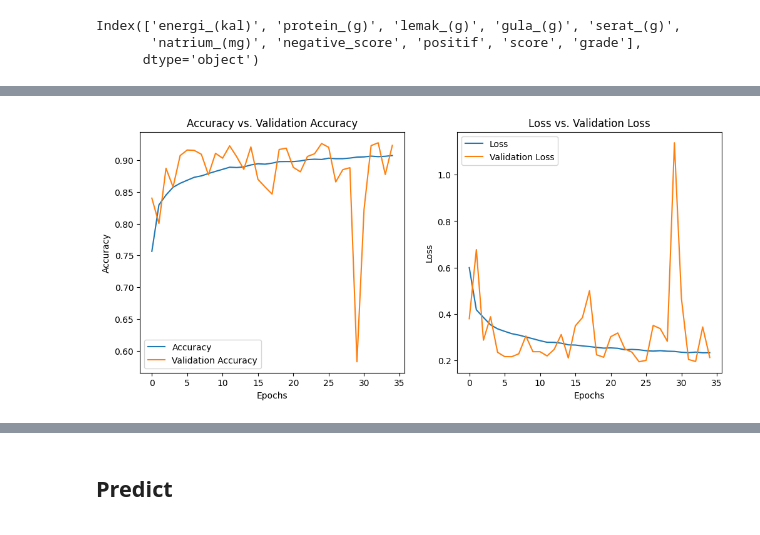
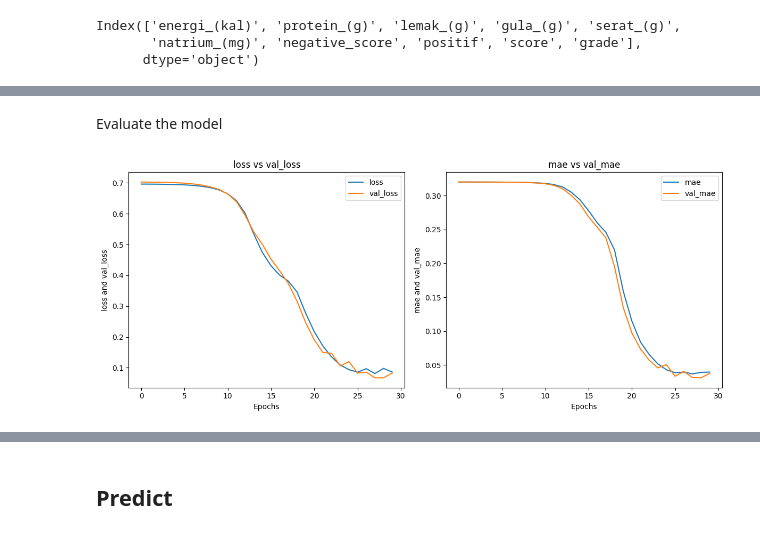
Before and after one commit to NutriLens-Bangkit-2024/nutrition_grade_model, a Jupyter notebook: ml2.ipynb, the cells around one changed output, grey strips where cells are left out. Cells and saved outputs as stored; diff of their text form; code cells hidden in the pictures.

Commit message:
modified model

```diff
--- a/ml2.ipynb
+++ b/ml2.ipynb
@@ -195,0 +174,18 @@ Epoch 35: early stopping
+# %%
+def train_model(callback, optimizer):
+    model = model_create()
+    model.compile(optimizer=optimizer,
+                  loss='categorical_crossentropy',
+                  metrics=['accuracy', 'mae'])
+
+    # Train the model with the callback
+    history = model.fit(X_train, y_train,
+                        validation_data=(X_test, y_test),
+                        epochs=200,
+                        callbacks=[callback])
+
+    score = model.evaluate(X_test, y_test, verbose=0)
+    print(f'Test loss: {score[0]} / Test accuracy: {score[1]}')
+    return history, model
+# %%
+adjust_learning_rate = adjust_lr(Adam)
@@ -195,0 +231,2 @@ Epoch 35: early stopping
+# %%
+model_train, model = train_model(early_stopping,Adam(learning_rate=0.0025))
@@ -196,23 +251,37 @@ Epoch 35: early stopping
+# %% [markdown]
+Evaluate the model
 # %%
-# Plotting accuracy
-plt.figure(figsize=(12, 5))
-plt.subplot(1, 2, 1)
-plt.plot(history.history['accuracy'], label='Accuracy')
-plt.plot(history.history['val_accuracy'], label='Validation Accuracy')
-plt.title('Accuracy vs. Validation Accuracy')
-plt.xlabel('Epochs')
-plt.ylabel('Accuracy')
-plt.legend()
+def plot(model, criteria1, criteria2, criteria3, criteria4):
+    # Ensure the provided criteria exist in model.history
+    criteria = [criteria1, criteria2, criteria3, criteria4]
+    for crit in criteria:
+        if crit not in model.history:
+            raise ValueError(f"'{crit}' not found in model.history")
 
-# Plotting loss
-plt.subplot(1, 2, 2)
-plt.plot(history.history['loss'], label='Loss')
-plt.plot(history.history['val_loss'], label='Validation Loss')
-plt.title('Loss vs. Validation Loss')
-plt.xlabel('Epochs')
-plt.ylabel('Loss')
-plt.legend()
+    # Plotting
+    plt.figure(figsize=(12, 5))
 
-plt.show()
+    # First subplot
+    plt.subplot(1, 2, 1)
+    plt.plot(model.history[f'{criteria1}'], label=f'{criteria1}')
+    plt.plot(model.history[f'{criteria2}'], label=f'{criteria2}')
+    plt.title(f'{criteria1} vs {criteria2}')
+    plt.xlabel('Epochs')
+    plt.ylabel(f'{criteria1} and {criteria2}')
+    plt.legend()
+
+    # Second subplot
+    plt.subplot(1, 2, 2)
+    plt.plot(model.history[f'{criteria3}'], label=f'{criteria3}')
+    plt.plot(model.history[f'{criteria4}'], label=f'{criteria4}')
+    plt.title(f'{criteria3} vs {criteria4}')
+    plt.xlabel('Epochs')
+    plt.ylabel(f'{criteria3} and {criteria4}')
+    plt.legend()
+
+    plt.tight_layout()
+    plt.show()
-# %% [output]
-[figure, removed]
+# %%
+plot(adjust_learning_rate, "loss", "val_loss", "mae", "val_mae" )
+# %% [output]
+[figure, added]
```
Also changed, not shown: parts of 16 cells of this notebook.
